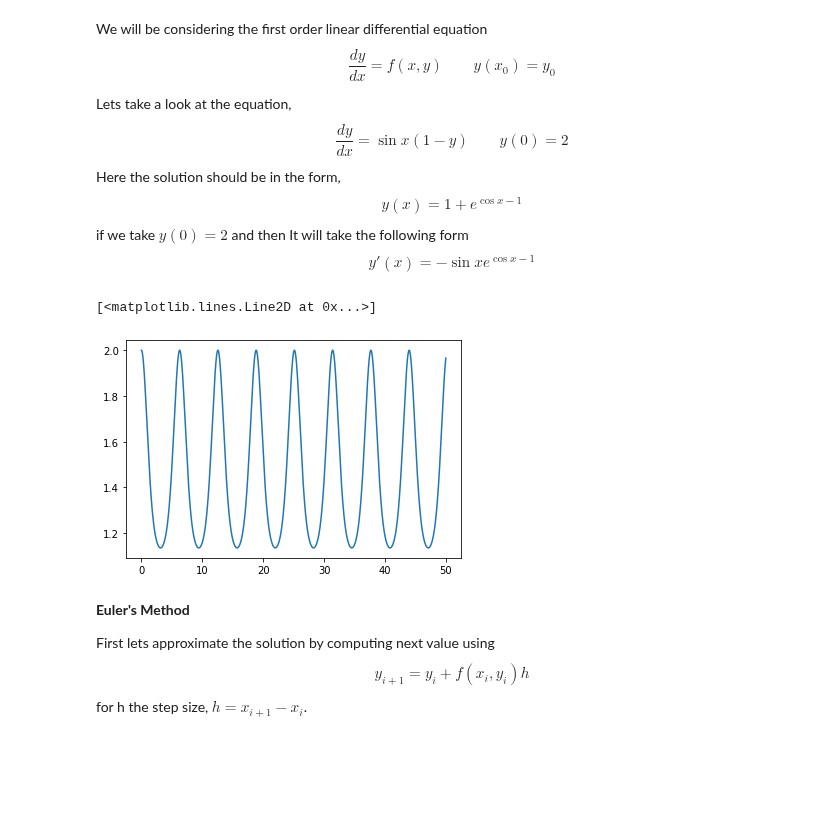
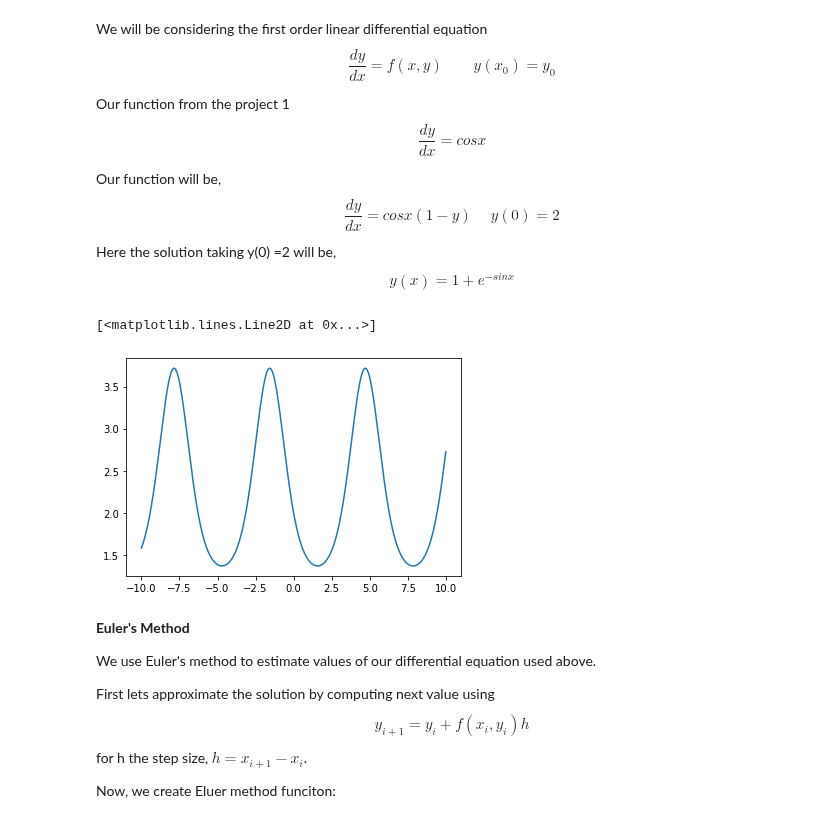
Before and after one commit to rajatlamsal00977/Project-1, a Jupyter notebook: lastproject.ipynb, the cells around one changed output. Drawn from its saved outputs; the diff is of its cells as text; code cells hidden in the pictures; blank space fills up the shorter version.

```diff
--- a/lastproject.ipynb
+++ b/lastproject.ipynb
@@ -16,34 +16,38 @@ $$
 \frac{dy}{dx} = f(x,y) \quad\quad y(x_0)=y_0
 $$
 
+Our function from the project 1
+$$
+\frac{dy}{dx} = cosx
+$$
 
-Lets take a look at the equation,
+Our function will be,
 $$
-\frac{dy}{dx} = \sin x\left(1-y\right)\quad\quad y(0) = 2
+\frac{dy}{dx} = cosx(1-y)   \quad\ y(0) = 2
 $$
-Here the solution should be in the form,
+Here the solution taking y(0) =2 will be,
 $$
-y(x) = 1+ e^{\cos x-1}
+y(x) = 1+ e^{-sinx}
 $$
-if we take $y(0) = 2$ and then It will take the following form
-$$
-y'(x) = -\sin x e^{\cos x -1}
-$$
 # %%
-f = lambda x,y: np.sin(x)*(1-y)# this is my righthand side of the diff eq
-g = lambda x: 1+math.e**(np.cos(x)-1) #this is the analytic solution
-t = np.linspace(0, 50, 1000) #this is the interval I'll look at the solution for
+f = lambda x,y: (np.cos(x)*(1-y))
+y = lambda x: 1 + math.e**(-np.sin(x))
+x = np.linspace (-10, 10, 1000)
+
+plt.plot(x,y(x))
+# %% [output]
+[<matplotlib.lines.Line2D at 0x...>]
+[figure, added]
-# %%
-plt.plot(t, g(t))
-# %% [output]
-[<matplotlib.lines.Line2D at 0x...>]
-[figure, removed]
 # %% [markdown]
 **Euler's Method**
+
+We use Euler's method to estimate values of our differential equation used above.
 
 First lets approximate the solution by computing next value using
 $$
 y_{i+1} = y_i + f(x_i,y_i)h
 $$
 for h the step size, $h = x_{i+1}-x_i$.
+
+Now, we create Eluer method funciton:
 # %%
```
Also changed, not shown: parts of 9 cells of this notebook.
